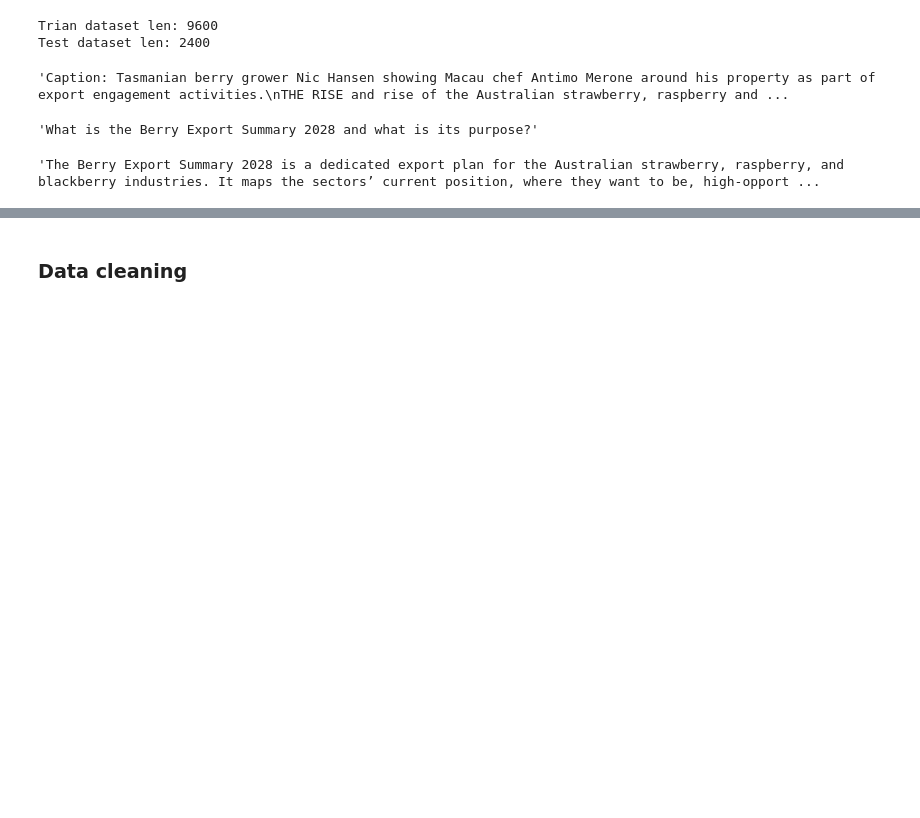
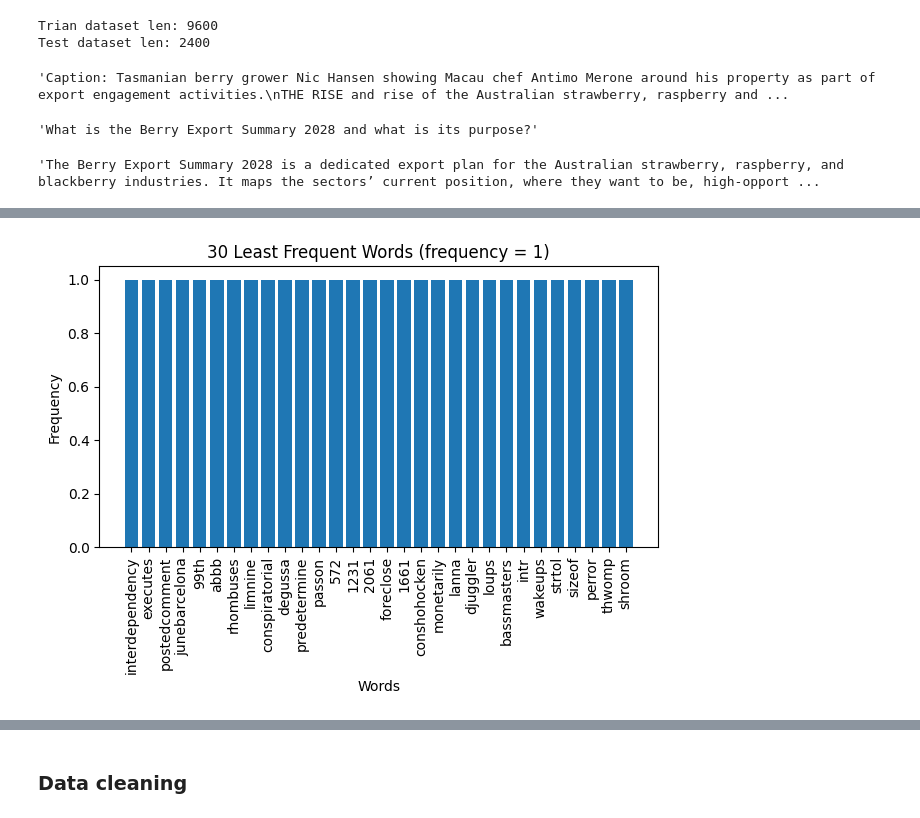
Before and after one commit to AlbertoEusebio/NLP-RAG1200, a Jupyter notebook: model_training.ipynb, the cells around one changed output, grey strips where cells are left out. Saved outputs shown, nothing was run; the diff lists cells and outputs as text; code cells hidden in the pictures; blank space fills up the shorter version.

```diff
--- a/model_training.ipynb
+++ b/model_training.ipynb
@@ -85,0 +102,19 @@ answer
+# %%
+# Count NaN / null values per column
+train_null_counts = train_df.isna().sum()
+
+# Count NaN / null values per column
+test_null_counts = test_df.isna().sum()
+
+null_counts = train_null_counts + test_null_counts
+# Print the result
+print(f"NaN/null values per column: {null_counts}")
+print(f"NaN/null values per column in train: {train_null_counts}")
+print(f"NaN/null values per column in test: {test_null_counts}")
+
+
+train_df = train_df.dropna()
+test_df = test_df.dropna()
+
+print('Any missing values: ')
+print(train_df.isnull().any() & test_df.isnull().any())
@@ -85,0 +186,15 @@ answer
+# %%
+import pandas as pd
+import seaborn as sns
+
+least_freq = fdist.most_common()[-30:]
+least_freq = pd.DataFrame(least_freq, columns=['word', 'count'])
+plt.bar(least_freq['word'], least_freq['count'])
+plt.xticks(rotation=90)
+plt.title("30 Least Frequent Words (frequency = 1)")
+plt.xlabel("Words")
+plt.ylabel("Frequency")
+plt.tight_layout()
+plt.show()
+# %% [output]
+[figure, added]
```
Also changed, not shown: parts of 12 cells of this notebook.
